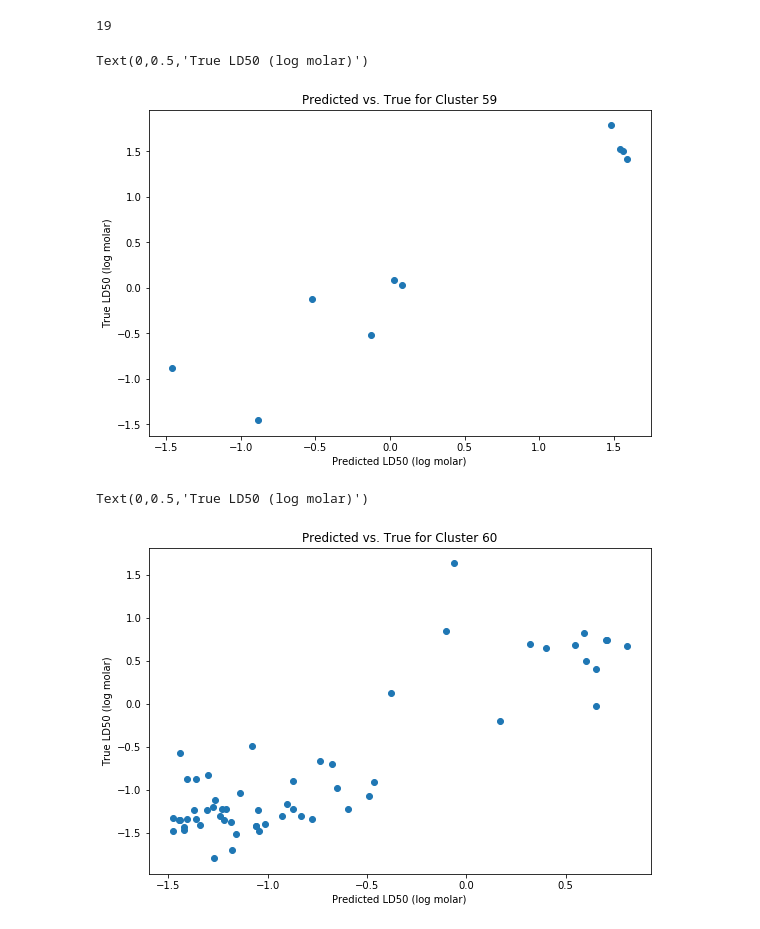
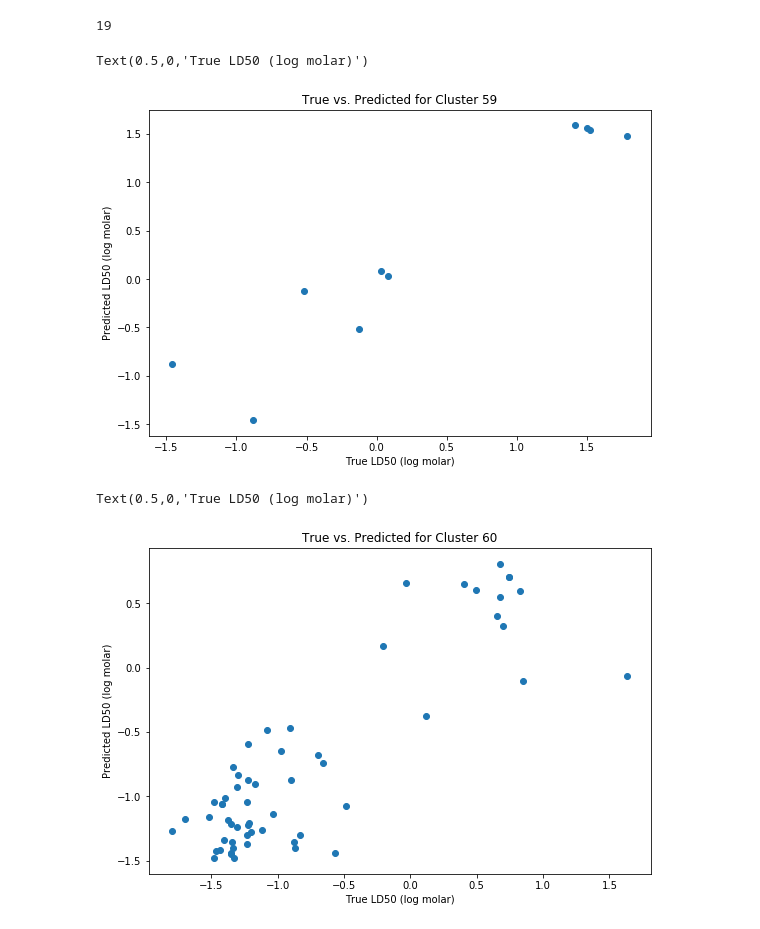
Before and after one commit to USEPA/CompTox-GenRA-acutetox-comptoxicol, a Jupyter notebook: code/TB_acute_profiling_final300519.ipynb, the cells around one changed output. Saved outputs shown, nothing was run; the diff lists cells and outputs as text; code cells hidden in the pictures.

```diff
--- a/code/TB_acute_profiling_final300519.ipynb
+++ b/code/TB_acute_profiling_final300519.ipynb
@@ -517,20 +531,22 @@ kms[kms['Cluster_class'] == 59].to_csv('clust59.csv')
+# %%
+clust60 = pd.read_csv('/share/home3/gpatlewi/python/Unilever/GenRA_acute/output/clust60.csv')
 # %%
 plt.figure(figsize = (9,6))
-plt.scatter(kms[kms['Cluster_class'] == 59]['LD50_LM_p'],kms[kms['Cluster_class'] == 59]['LD50_LM'])
-plt.title('Predicted vs. True for Cluster 59')
-plt.xlabel('Predicted LD50 (log molar)')
-plt.ylabel('True LD50 (log molar)')
+plt.scatter(clust59['LD50_LM'],clust59['LD50_LM_p'])
+plt.title('True vs. Predicted for Cluster 59')
+plt.ylabel('Predicted LD50 (log molar)')
+plt.xlabel('True LD50 (log molar)')
 # %% [output]
-Text(0,0.5,'True LD50 (log molar)')
+Text(0.5,0,'True LD50 (log molar)')
-[figure, old version]
+[figure, new version]
 # %%
 plt.figure(figsize = (9,6))
-plt.scatter(kms[kms['Cluster_class'] == 60]['LD50_LM_p'],kms[kms['Cluster_class'] == 60]['LD50_LM'])
-plt.title('Predicted vs. True for Cluster 60')
-plt.xlabel('Predicted LD50 (log molar)')
-plt.ylabel('True LD50 (log molar)')
+plt.scatter(clust60['LD50_LM'],clust60['LD50_LM_p'])
+plt.title('True vs. Predicted for Cluster 60')
+plt.ylabel('Predicted LD50 (log molar)')
+plt.xlabel('True LD50 (log molar)')
 # %% [output]
-Text(0,0.5,'True LD50 (log molar)')
+Text(0.5,0,'True LD50 (log molar)')
-[figure, old version]
+[figure, new version]
 # %%
 kms[kms['Cluster_class'] == 60].to_csv('clust60.csv')
```
Also changed, not shown: parts of 44 cells of this notebook, 6 other files.
